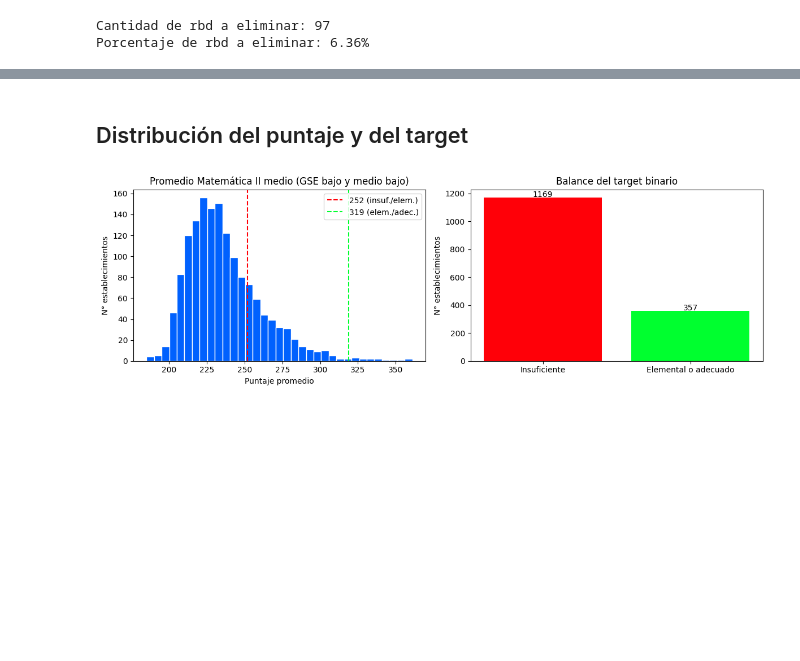
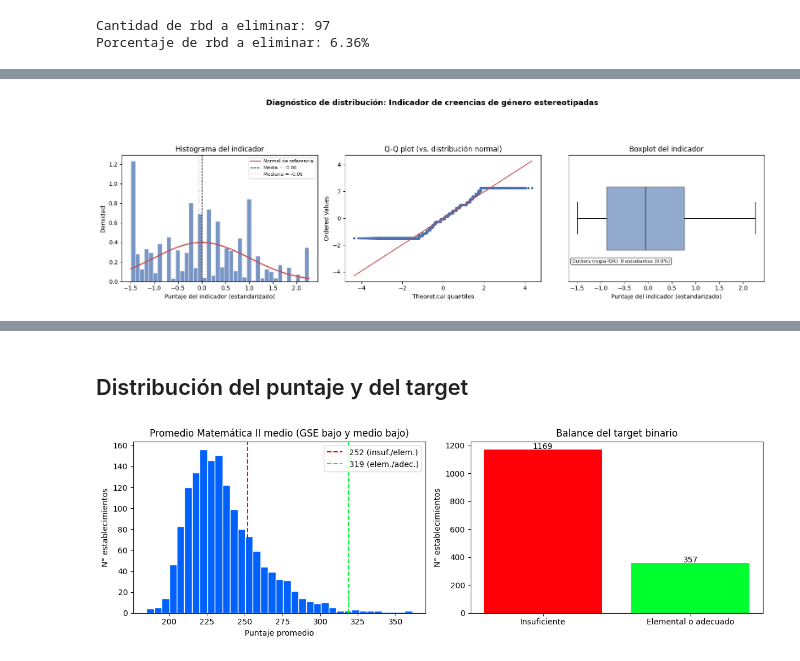
Before and after one commit to vcanalesg/dcc_taller_proyecto_g4, a Jupyter notebook: EDAyPreprocesamiento_01.ipynb, the cells around one changed output, grey strips where cells are left out. Drawn from its saved outputs; the diff is of its cells as text; code cells hidden in the pictures; blank space fills up the shorter version.

Commit message:
analisis factorial creencias de genero

```diff
--- a/EDAyPreprocesamiento_01.ipynb
+++ b/EDAyPreprocesamiento_01.ipynb
@@ -433,3 +584,6 @@ estudiantes_completo = estudiantes_filtrado[~estudiantes_filtrado["rbd"].isin(rb
+# %%
+# Crear base de datos eliminando los rbd con alta no respuesta
+estudiantes_filtrado = estudiantes_filtrado[~estudiantes_filtrado["rbd"].isin(rbd_a_eliminar)].copy()
 # %% [markdown]
 ### Análisis factorial
 
@@ -438,0 +591,4 @@ Para el manejo de valores perdidos se utiliza enfoque *listwise deletion* (se el
+# %%
+estudiantes_listwise = estudiantes_filtrado.dropna(subset=items_genero).copy()
+print(f"Estudiantes con las 6 preguntas respondidas: {len(estudiantes_listwise)} de {len(estudiantes_filtrado)} "
+      f"({len(estudiantes_listwise)/len(estudiantes_filtrado)*100:.1f}%)\n")
@@ -438,0 +860,2 @@ Para el manejo de valores perdidos se utiliza enfoque *listwise deletion* (se el
+# %%
+estudiantes_listwise["pct_acuerdo"] = estudiantes_listwise[items_genero].isin([3, 4]).mean(axis=1) * 100
@@ -438,0 +864,90 @@ Para el manejo de valores perdidos se utiliza enfoque *listwise deletion* (se el
+# %%
+indicador = estudiantes_listwise["indicador_creencias_genero"]
+
+fig, (ax1, ax2, ax3) = plt.subplots(1, 3, figsize=(16, 5))
+fig.suptitle(
+    "Diagnóstico de distribución: Indicador de creencias de género estereotipadas\n",
+    fontsize=13, fontweight="bold"
+)
+
+# -----------------------------------------------------------------------------
+# Panel 1: Histograma + curva normal de referencia
+# -----------------------------------------------------------------------------
+ax1.hist(indicador, bins=40, density=True, color="#4C72B0", alpha=0.75, edgecolor="white")
+
+# Superponemos una curva normal con la misma media y desviación estándar del
+# indicador, solo como referencia visual (no es un supuesto obligatorio, es
+# una guía para detectar desviaciones grandes)
+x_vals = np.linspace(indicador.min(), indicador.max(), 200)
+curva_normal = stats.norm.pdf(x_vals, indicador.mean(), indicador.std())
+ax1.plot(x_vals, curva_normal, color="#C44E52", linewidth=2, label="Normal de referencia")
+
+ax1.axvline(indicador.mean(), color="black", linestyle="--", linewidth=1, label=f"Media = {indicador.mean():.2f}")
+ax1.axvline(indicador.median(), color="grey", linestyle=":", linewidth=1, label=f"Mediana = {indicador.median():.2f}")
+ax1.set_title("Histograma del indicador")
+ax1.set_xlabel("Puntaje del indicador (estandarizado)")
+ax1.set_ylabel("Densidad")
+ax1.legend(fontsize=8)
+
+# -----------------------------------------------------------------------------
+# Panel 2: Q-Q plot (Quantile-Quantile plot)
+# -----------------------------------------------------------------------------
+# Compara los cuantiles del indicador contra los cuantiles esperados de una
+# normal. Si los puntos siguen la línea diagonal, la distribución es cercana
+# a normal. Desviaciones en las colas (extremos) indican asimetría o
+# valores atípicos.
+stats.probplot(indicador, dist="norm", plot=ax2)
+ax2.set_title("Q-Q plot (vs. distribución normal)")
+ax2.get_lines()[0].set_markerfacecolor("#4C72B0")
+ax2.get_lines()[0].set_markeredgecolor("#4C72B0")
+ax2.get_lines()[0].set_markersize(3)
+ax2.get_lines()[1].set_color("#C44E52")
+
+# -----------------------------------------------------------------------------
+# Panel 3: Boxplot (para identificar outliers)
+# -----------------------------------------------------------------------------
+caja = ax3.boxplot(indicador, vert=False, patch_artist=True, widths=0.5,
+                    flierprops=dict(marker="o", markersize=3, markerfacecolor="#4C72B0",
+                                     alpha=0.4, markeredgecolor="none"))
+caja["boxes"][0].set_facecolor("#4C72B0")
+caja["boxes"][0].set_alpha(0.6)
+caja["medians"][0].set_color("black")
+
+ax3.set_title("Boxplot del indicador")
+ax3.set_xlabel("Puntaje del indicador (estandarizado)")
+ax3.set_yticks([])
+
+# Calculamos y reportamos cuántos outliers hay, según la regla del rango
+# intercuartílico (IQR)
+q1, q3 = indicador.quantile([0.25, 0.75])
+iqr = q3 - q1
+limite_inferior = q1 - 1.5 * iqr
+limite_superior = q3 + 1.5 * iqr
+n_outliers = ((indicador < limite_inferior) | (indicador > limite_superior)).sum()
+pct_outliers = n_outliers / len(indicador) * 100
+ax3.text(
+    0.02, 0.15,
+    f"Outliers (regla IQR): {n_outliers} estudiantes ({pct_outliers:.1f}%)",
+    transform=ax3.transAxes, fontsize=8,
+    bbox=dict(boxstyle="round", facecolor="white", alpha=0.8)
+)
+
+plt.tight_layout(rect=[0, 0, 1, 0.90])
+plt.show()
+
+# -----------------------------------------------------------------------------
+# Reporte numérico complementario (útil para interpretar los gráficos)
+# -----------------------------------------------------------------------------
+print("\n--- Estadísticos descriptivos del indicador ---")
+print(f"Media:              {indicador.mean():.3f}")
+print(f"Mediana:            {indicador.median():.3f}")
+print(f"Desviación estándar:{indicador.std():.3f}")
+print(f"Asimetría (skew):   {indicador.skew():.3f}  "
+      f"(cercano a 0 = simétrico; >0 = cola a la derecha; <0 = cola a la izquierda)")
+print(f"Curtosis:           {indicador.kurt():.3f}  "
+      f"(cercano a 0 = similar a una normal; valores altos = colas más pesadas / más outliers)")
+print(f"Mínimo:             {indicador.min():.3f}")
+print(f"Máximo:             {indicador.max():.3f}")
+print(f"Outliers (IQR):     {n_outliers} estudiantes ({pct_outliers:.1f}%)")
+# %% [output]
+[figure, added]
```
Also changed, not shown: parts of 21 cells of this notebook.
